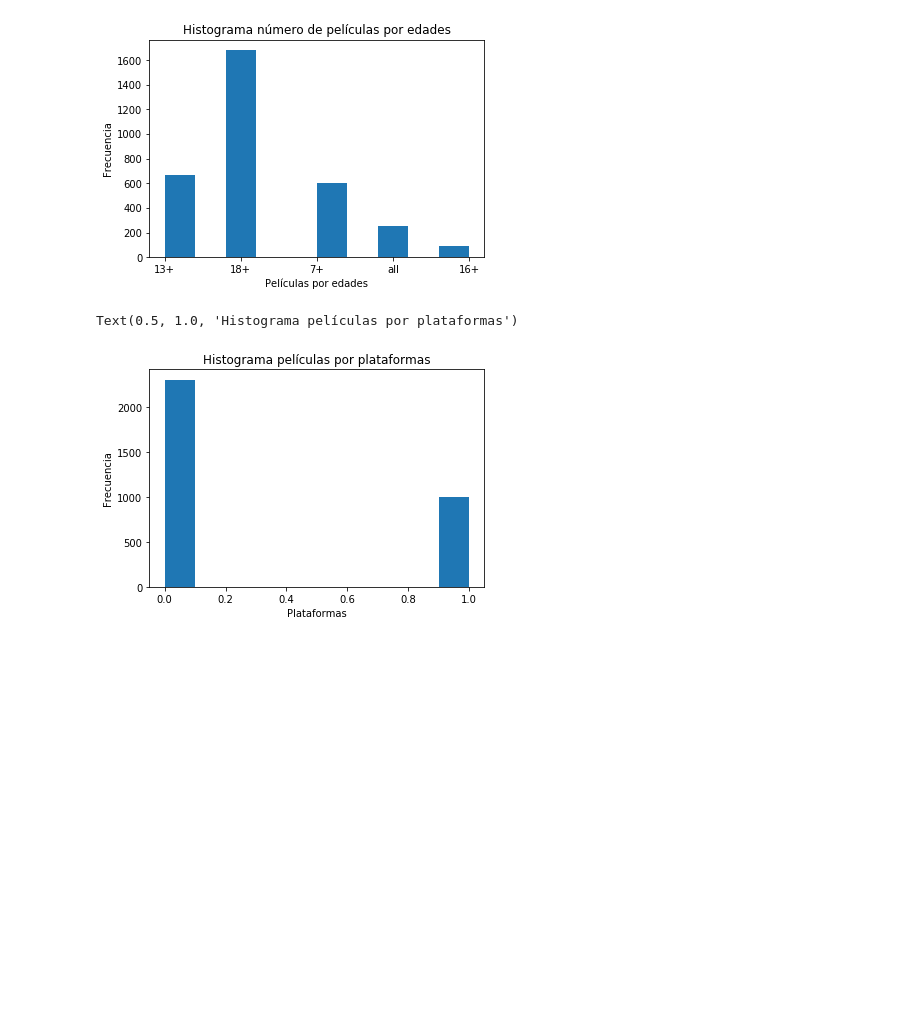
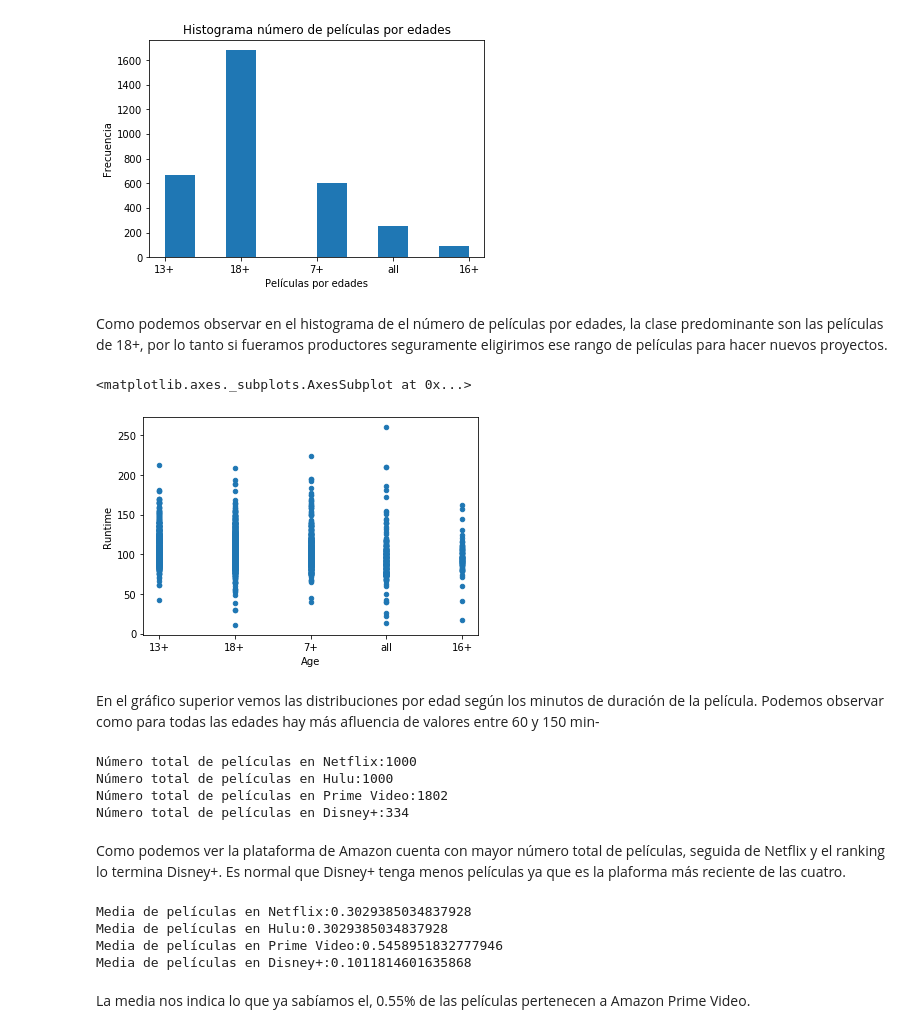
Before and after one commit to miansaay/Movies-Study, a Jupyter notebook: Movies on Netflix, Prime Video, Hulu and Disney+.ipynb, the cells around one changed output. Cells and saved outputs as stored; diff of their text form; code cells hidden in the pictures; blank space fills up the shorter version.

```diff
--- a/Movies on Netflix, Prime Video, Hulu and Disney+.ipynb
+++ b/Movies on Netflix, Prime Video, Hulu and Disney+.ipynb
@@ -75,3 +77,10 @@ data_movies.shape
 data_movies["Rotten Tomatoes"].dtype
 # %% [output]
 dtype('O')
+# %%
+# Modificamos el formato de los valores de la columna Rotten Tomatoes ya que se trata de Strings,
+# los convertimos a float para poder analizar estos datos
+
+data_movies["Rotten Tomatoes"].replace('[\%,]', '.0', regex=True, inplace=True)
+data_movies["Rotten Tomatoes"].astype(float)
+data_movies.head()
@@ -91,11 +110,40 @@ plt.title("Histograma número de películas por edades")
 # %% [output]
 Text(0.5, 1.0, 'Histograma número de películas por edades')
 [figure]
-# %%
-plt.hist(data_movies["Netflix"])
-plt.xlabel("Plataformas")
-plt.ylabel("Frecuencia")
-plt.title("Histograma películas por plataformas")
-# %% [output]
-Text(0.5, 1.0, 'Histograma películas por plataformas')
-[figure, removed]
+# %% [markdown]
+Como podemos observar en el histograma de el número de películas por edades, la clase predominante son las películas
+de 18+, por lo tanto si fueramos productores seguramente eligirimos ese rango de películas para hacer nuevos proyectos.
+# %%
+data_movies.plot(kind="scatter", x="Age", y="Runtime")
+# %% [output]
+<matplotlib.axes._subplots.AxesSubplot at 0x...>
+[figure, added]
+# %% [markdown]
+En el gráfico superior vemos las distribuciones por edad según los minutos de duración de la película.
+Podemos observar como para todas las edades hay más afluencia de valores entre 60 y 150 min-
+# %%
+print("Número total de películas en Netflix:" +str(data_movies["Netflix"].sum()))
+print("Número total de películas en Hulu:" +str(data_movies["Netflix"].sum()))
+print("Número total de películas en Prime Video:" +str(data_movies["Prime Video"].sum()))
+print("Número total de películas en Disney+:" +str(data_movies["Disney+"].sum()))
+# %% [output]
+Número total de películas en Netflix:1000
+Número total de películas en Hulu:1000
+Número total de películas en Prime Video:1802
+Número total de películas en Disney+:334
+# %% [markdown]
+Como podemos ver la plataforma de Amazon cuenta con mayor número total de películas, seguida de Netflix y
+el ranking lo termina Disney+. Es normal que Disney+ tenga menos películas ya que es la plaforma más reciente de
+las cuatro.
+# %%
+print("Media de películas en Netflix:" +str(data_movies["Netflix"].mean()))
+print("Media de películas en Hulu:" +str(data_movies["Netflix"].mean()))
+print("Media de películas en Prime Video:" +str(data_movies["Prime Video"].mean()))
+print("Media de películas en Disney+:" +str(data_movies["Disney+"].mean()))
+# %% [output]
+Media de películas en Netflix:0.3029385034837928
+Media de películas en Hulu:0.3029385034837928
+Media de películas en Prime Video:0.5458951832777946
+Media de películas en Disney+:0.1011814601635868
+# %% [markdown]
+La media nos indica lo que ya sabíamos el, 0.55% de las películas pertenecen a Amazon Prime Video.
```
Also changed, not shown: parts of 4 cells of this notebook.
